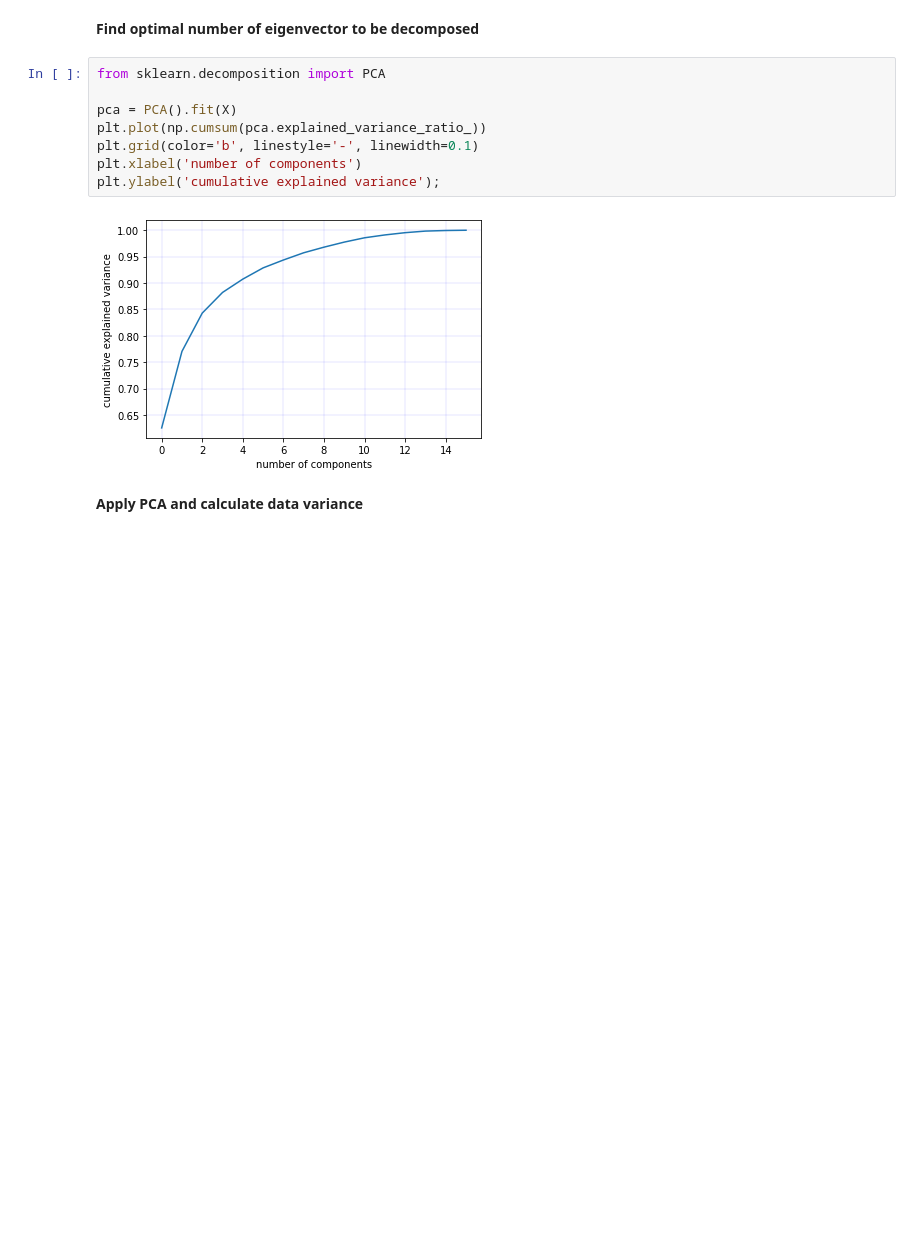
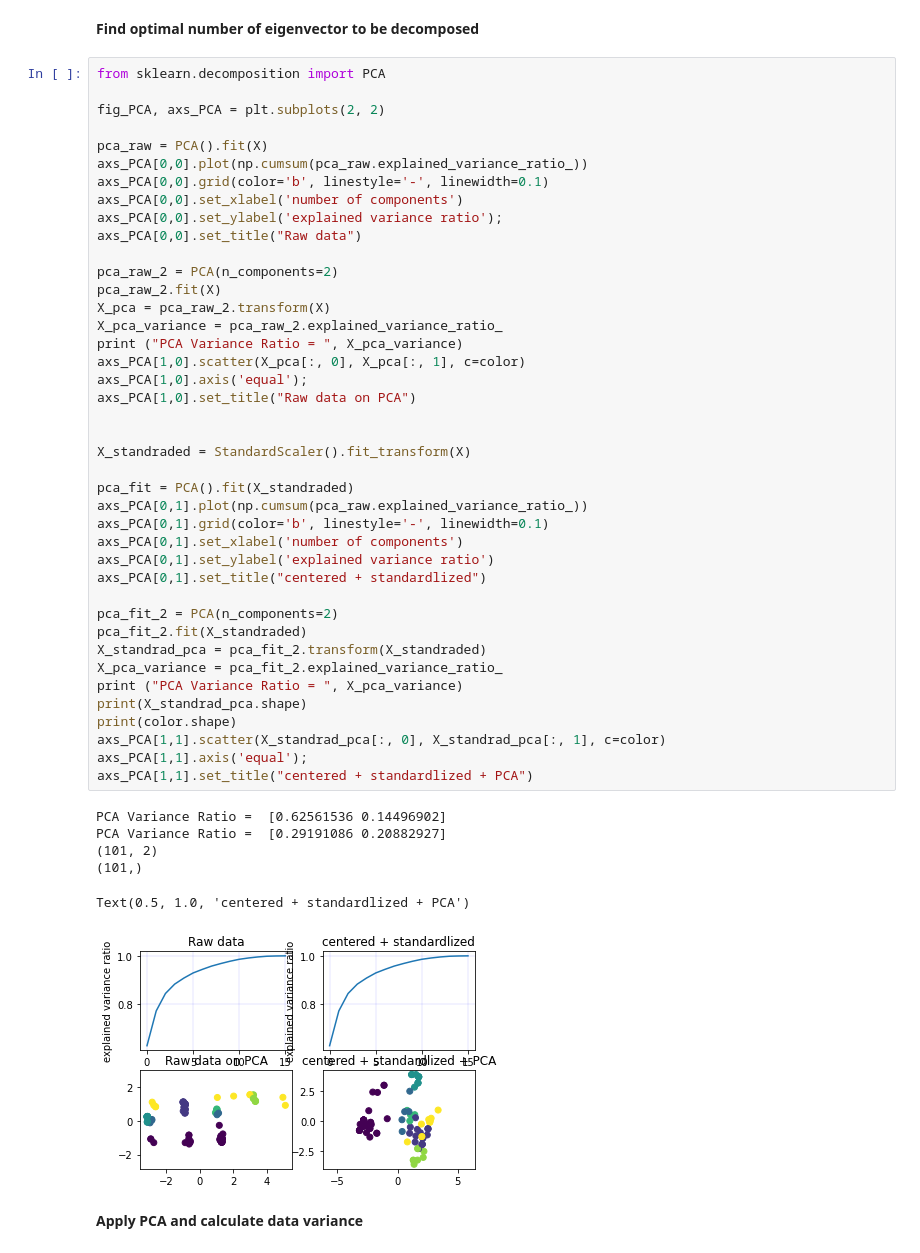
Before and after one commit to bluelancer/DD2434MLAdv, a Jupyter notebook: Zoo_Dataset.ipynb, the cells around one changed output. Saved outputs shown, nothing was run; the diff lists cells and outputs as text; blank space fills up the shorter version.

```diff
--- a/Zoo_Dataset.ipynb
+++ b/Zoo_Dataset.ipynb
@@ -33,16 +33,54 @@ print(color.shape)
 (101,)
 # %% [markdown]
 **Find optimal number of eigenvector to be decomposed**
-# %%
-from sklearn.decomposition import PCA
-
-pca = PCA().fit(X)
-plt.plot(np.cumsum(pca.explained_variance_ratio_))
-plt.grid(color='b', linestyle='-', linewidth=0.1)
-plt.xlabel('number of components')
-plt.ylabel('cumulative explained variance');
-# %% [output]
-[figure, removed]
+# %%
+from sklearn.decomposition import PCA
+
+fig_PCA, axs_PCA = plt.subplots(2, 2)
+
+pca_raw = PCA().fit(X)
+axs_PCA[0,0].plot(np.cumsum(pca_raw.explained_variance_ratio_))
+axs_PCA[0,0].grid(color='b', linestyle='-', linewidth=0.1)
+axs_PCA[0,0].set_xlabel('number of components')
+axs_PCA[0,0].set_ylabel('explained variance ratio');
+axs_PCA[0,0].set_title("Raw data")
+
+pca_raw_2 = PCA(n_components=2)
+pca_raw_2.fit(X)
+X_pca = pca_raw_2.transform(X)
+X_pca_variance = pca_raw_2.explained_variance_ratio_
+print ("PCA Variance Ratio = ", X_pca_variance)
+axs_PCA[1,0].scatter(X_pca[:, 0], X_pca[:, 1], c=color)
+axs_PCA[1,0].axis('equal');
+axs_PCA[1,0].set_title("Raw data on PCA")
+
+
+X_standraded = StandardScaler().fit_transform(X)
+
+pca_fit = PCA().fit(X_standraded)
+axs_PCA[0,1].plot(np.cumsum(pca_raw.explained_variance_ratio_))
+axs_PCA[0,1].grid(color='b', linestyle='-', linewidth=0.1)
+axs_PCA[0,1].set_xlabel('number of components')
+axs_PCA[0,1].set_ylabel('explained variance ratio')
+axs_PCA[0,1].set_title("centered + standardlized")
+
+pca_fit_2 = PCA(n_components=2)
+pca_fit_2.fit(X_standraded)
+X_standrad_pca = pca_fit_2.transform(X_standraded)
+X_pca_variance = pca_fit_2.explained_variance_ratio_
+print ("PCA Variance Ratio = ", X_pca_variance)
+print(X_standrad_pca.shape)
+print(color.shape)
+axs_PCA[1,1].scatter(X_standrad_pca[:, 0], X_standrad_pca[:, 1], c=color)
+axs_PCA[1,1].axis('equal');
+axs_PCA[1,1].set_title("centered + standardlized + PCA")
+# %% [output]
+PCA Variance Ratio =  [0.62561536 0.14496902]
+PCA Variance Ratio =  [0.29191086 0.20882927]
+(101, 2)
+(101,)
+Text(0.5, 1.0, 'centered + standardlized + PCA')
+[figure, added]
 # %% [markdown]
 **Apply PCA and calculate data variance**
 # %%
```
Also changed, not shown: parts of 2 cells of this notebook.
